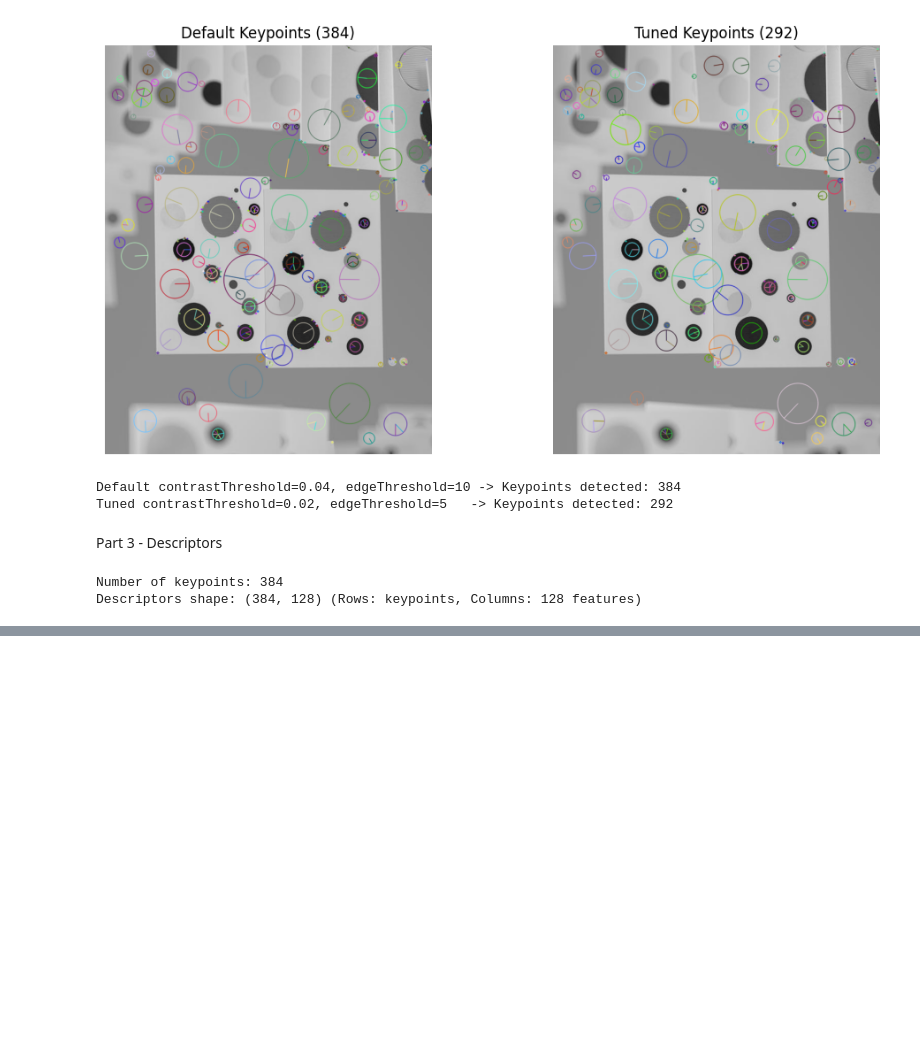
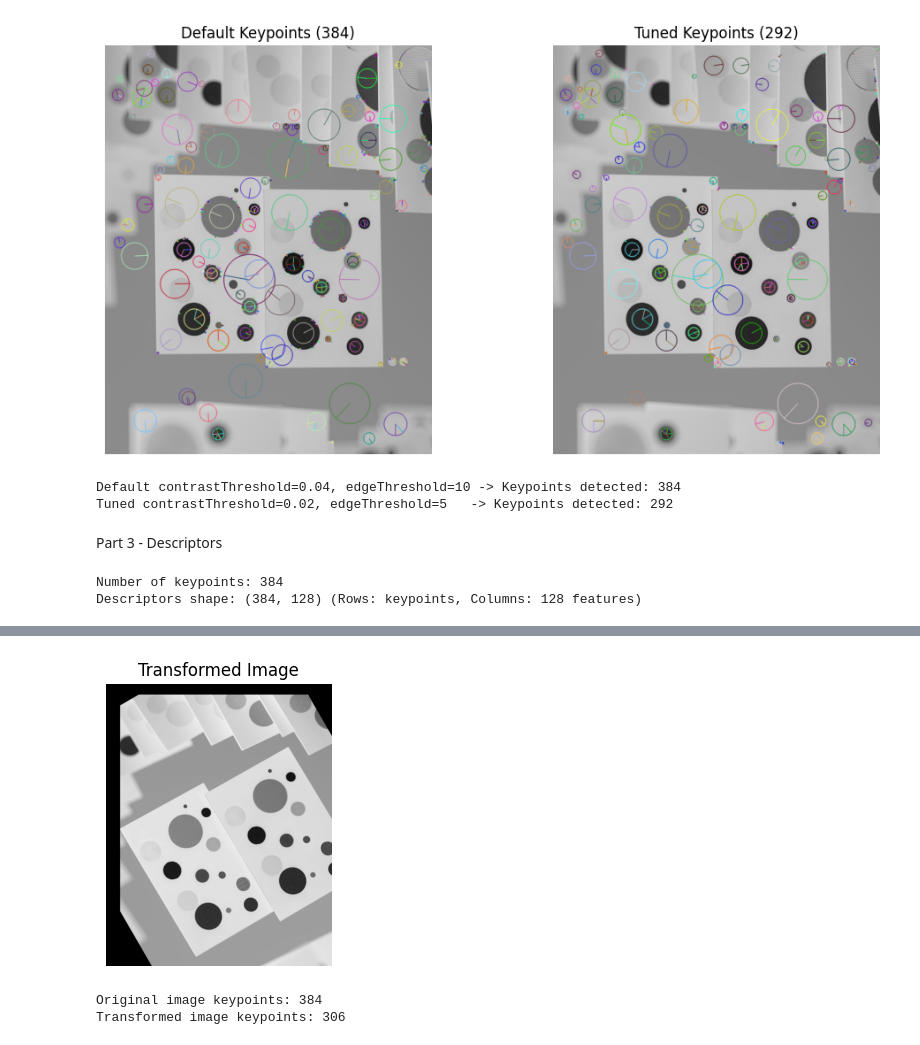
Before and after one commit to Billy-Burns/SIFTFeatureAnalysis, a Jupyter notebook: repo3Code.ipynb, the cells around one changed output, grey strips where cells are left out. Drawn from its saved outputs; the diff is of its cells as text; code cells hidden in the pictures; blank space fills up the shorter version.

```diff
--- a/repo3Code.ipynb
+++ b/repo3Code.ipynb
@@ -102,0 +105,13 @@ plt.show()
+# %%
+height, width = image.shape
+angle = 30
+scale = 1.2
+tx, ty = 40, 30
+# %%
+center = (width // 2, height // 2)
+rotation_matrix = cv2.getRotationMatrix2D(center, angle, scale)
+# %%
+image2 = cv2.warpAffine(image, rotation_matrix, (width, height))
+# %%
+translation_matrix = np.float32([[1, 0, tx], [0, 1, ty]])
+image2 = cv2.warpAffine(image2, translation_matrix, (width, height))
@@ -102,0 +131,8 @@ plt.show()
+# %%
+plt.subplot(1, 2, 2)
+plt.imshow(image2, cmap='gray')
+plt.title("Transformed Image")
+plt.axis('off')
+plt.show()
+# %% [output]
+[figure, added]
@@ -102,0 +144,6 @@ plt.show()
+# %%
+print(f"Original image keypoints: {len(keypoints1)}")
+print(f"Transformed image keypoints: {len(keypoints2)}")
+# %% [output]
+Original image keypoints: 384
+Transformed image keypoints: 306
```
Also changed, not shown: parts of 12 cells of this notebook, 2 other files.
